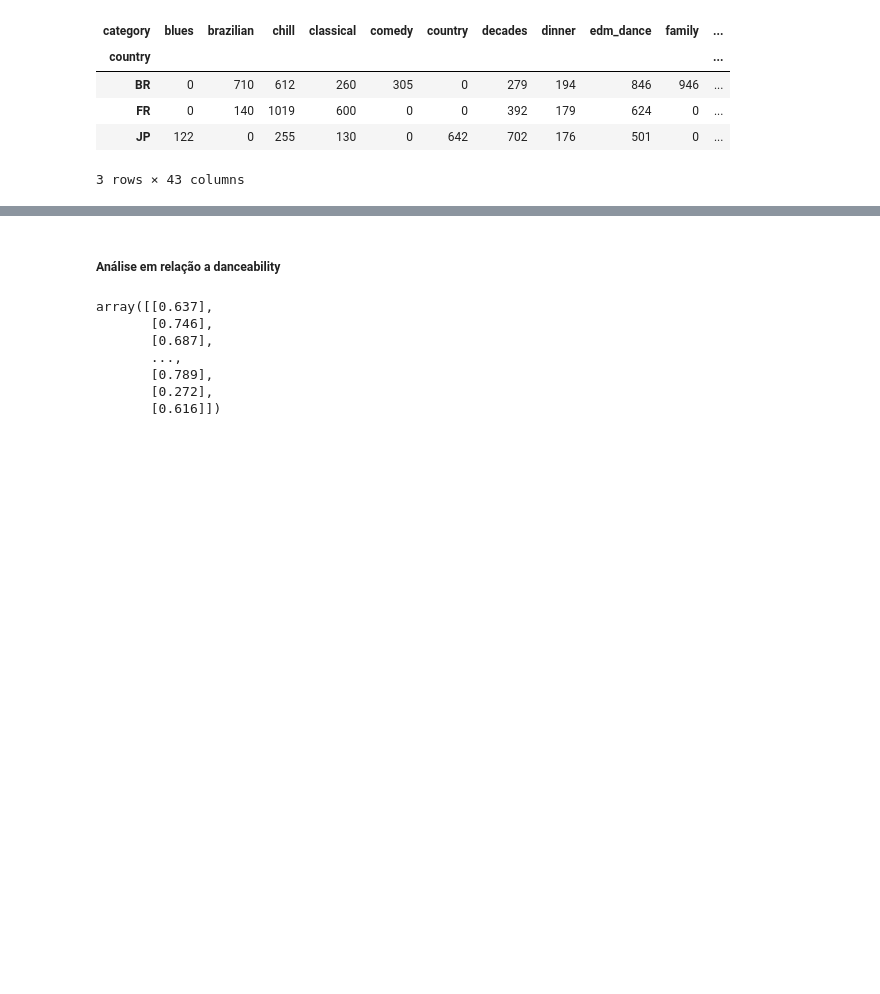
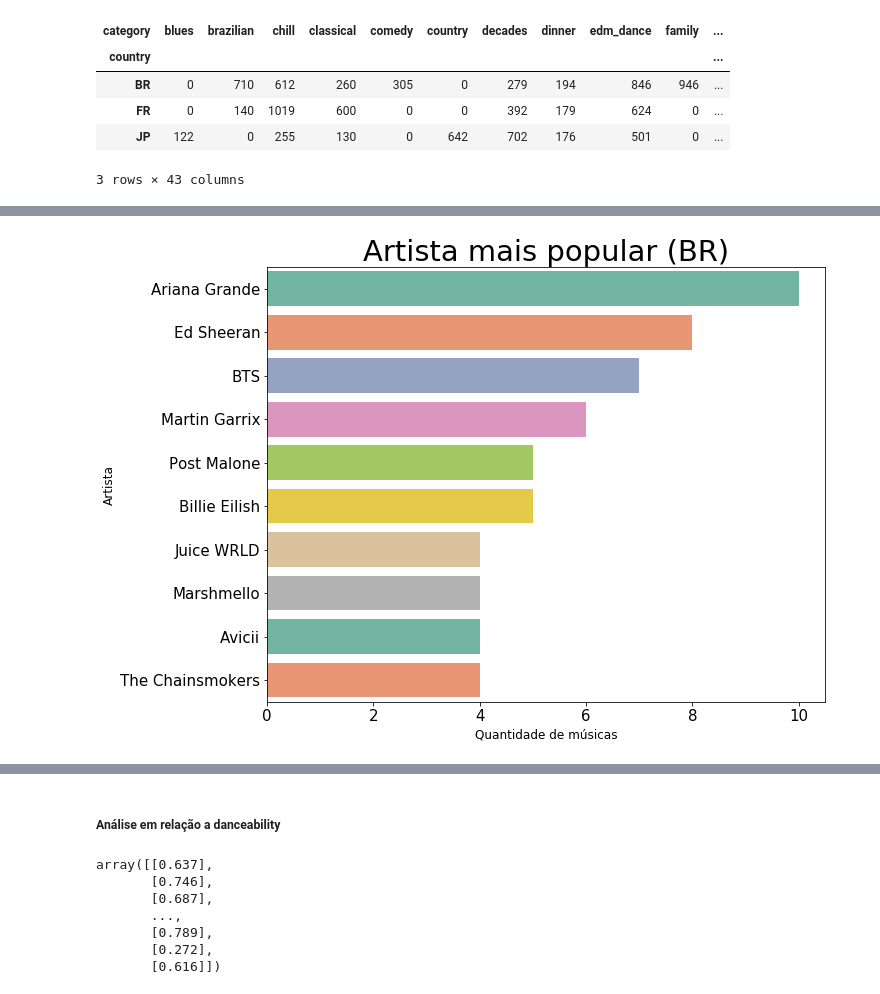
Before and after one commit to adrianofelisberto/analise_spotify_tcc, a Jupyter notebook: analise.ipynb, the cells around one changed output, grey strips where cells are left out. Saved outputs shown, nothing was run; the diff lists cells and outputs as text; code cells hidden in the pictures; blank space fills up the shorter version.

Commit message:
Identificando estilos e artistas com popularidade mundial

```diff
--- a/analise.ipynb
+++ b/analise.ipynb
@@ -32,6 +32,24 @@ def calculoElbow(array):
     plt.xlabel('numero de Clusters')
     plt.ylabel('WSS')
     plt.show()
+# %%
+# Função para plotar um gráfico de barras
+import matplotlib.pyplot as plt
+import seaborn as sns
+%matplotlib inline
+
+def plotBar(titulo, xLabel, yLabel, columnX, columnY, dataframe):
+    fig = plt.figure(figsize=(10,8))
+    fig.add_subplot(1,1,1)
+
+    ax = sns.barplot(y=columnY, x = columnX, data=dataframe, palette="Set2" )
+
+    ax.axes.set_title(titulo,fontsize=29)
+    ax.set_xlabel(xLabel,fontsize=12)
+    ax.set_ylabel(yLabel,fontsize=12)
+    ax.tick_params(labelsize=15)
+    #sns.plt.show()
+    plt.show()
 # %%
 # Leitura do arquivo
 df = pd.read_csv('dataframefinal.csv')
@@ -335,0 +165,5 @@ ValueError: x and y must have same first dimension, but have shapes (10,) and (1
+# %%
+# Filtragem das músicas com a popularidade maior que 80
+# Não fazendo parte de um playlist genérica
+df80 = dfbr[(dfbr.popularity >= 80) & (dfbr.category != 'toplists')]
+df80.head()
@@ -335,0 +177,3 @@ ValueError: x and y must have same first dimension, but have shapes (10,) and (1
+# %%
+# Remoção das músicas duplicadas, para evitar inconsistência na quantidade de música por estilo
+df80 = df80.drop_duplicates(subset="name")
@@ -335,0 +202,4 @@ ValueError: x and y must have same first dimension, but have shapes (10,) and (1
+# %%
+# Contagem e separação das músicas de acordo com o artista
+countArtistas = df80.artists.value_counts().head(10)
+countArtistas
@@ -335,0 +253,4 @@ ValueError: x and y must have same first dimension, but have shapes (10,) and (1
+# %%
+plotBar('Artista mais popular (BR)', 'Quantidade de músicas', 'Artista', 'qtd_music', 'artist', dfbrP80)
+# %% [output]
+[figure, added]
```
Also changed, not shown: parts of 55 cells of this notebook.
